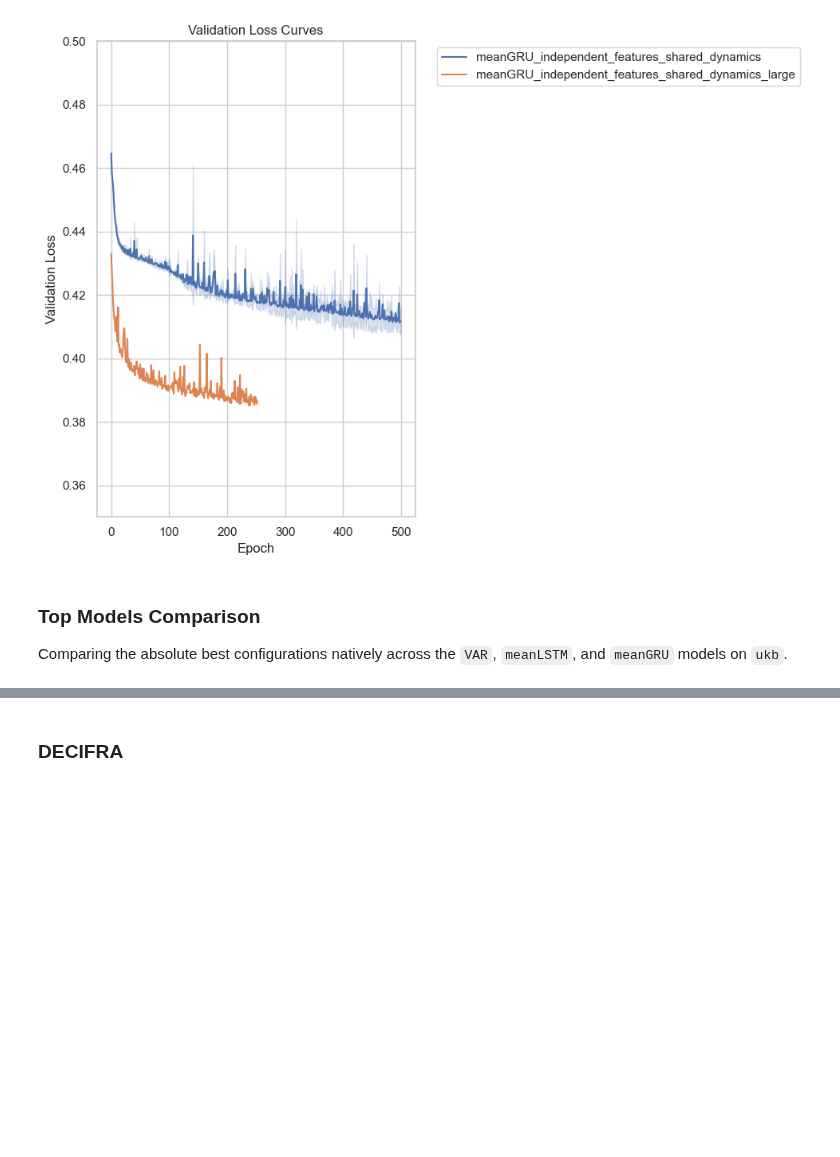
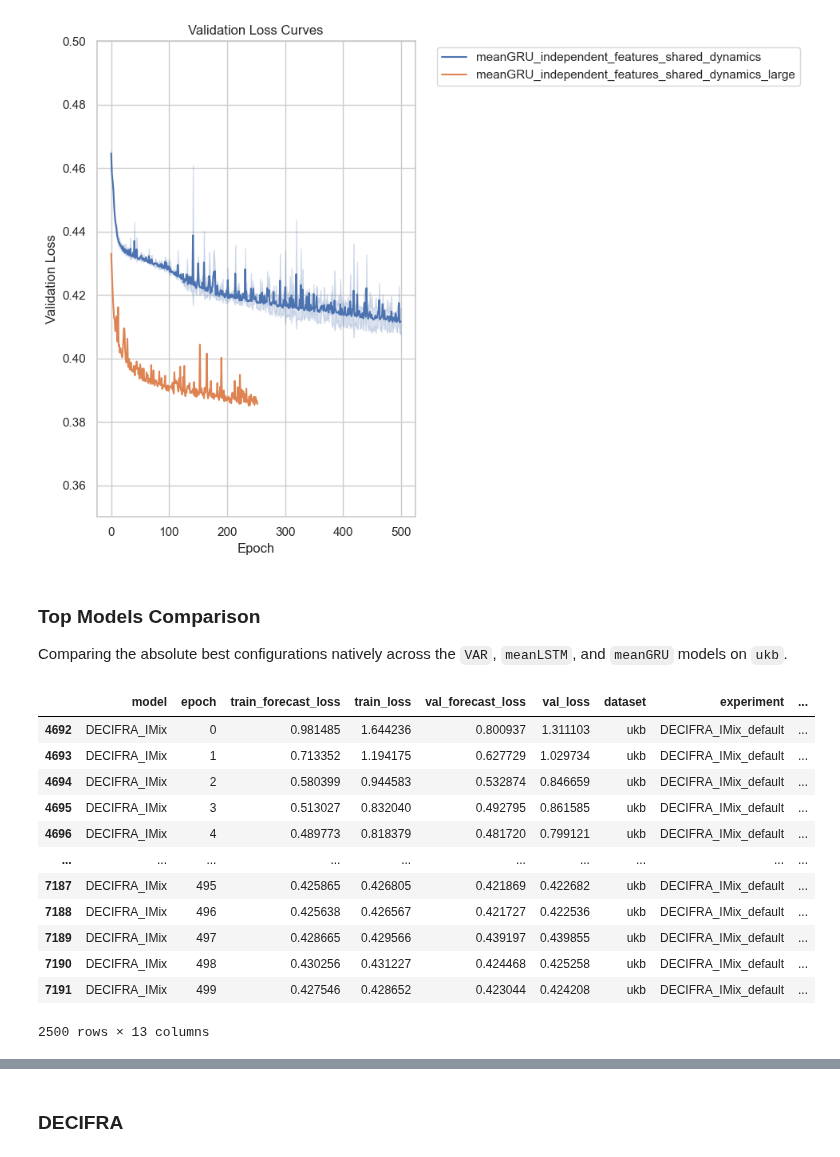
Before and after one commit to neuroneural/DECIFRA, a Jupyter notebook: scripts/002_GRU_analysis.ipynb, the cells around one changed output, grey strips where cells are left out. Saved outputs shown, nothing was run; the diff lists cells and outputs as text; code cells hidden in the pictures; blank space fills up the shorter version.

```diff
--- a/scripts/002_GRU_analysis.ipynb
+++ b/scripts/002_GRU_analysis.ipynb
@@ -453,6 +453,22 @@ meanGRU Configurations Ranked by Average Best Validation Loss on ukb_exp:
 # %% [markdown]
 ### Top Models Comparison
 Comparing the absolute best configurations natively across the `VAR`, `meanLSTM`, and `meanGRU` models on `ukb`.
+# %%
+full_df[full_df["model"] == "DECIFRA_IMix"]
+# %% [output]
+|  | model | epoch | train_forecast_loss | train_loss | val_forecast_loss | val_loss | dataset | experiment | ... |
+| 4692 | DECIFRA_IMix | 0 | 0.981485 | 1.644236 | 0.800937 | 1.311103 | ukb | DECIFRA_IMix_default | ... |
+| 4693 | DECIFRA_IMix | 1 | 0.713352 | 1.194175 | 0.627729 | 1.029734 | ukb | DECIFRA_IMix_default | ... |
+| 4694 | DECIFRA_IMix | 2 | 0.580399 | 0.944583 | 0.532874 | 0.846659 | ukb | DECIFRA_IMix_default | ... |
+| 4695 | DECIFRA_IMix | 3 | 0.513027 | 0.832040 | 0.492795 | 0.861585 | ukb | DECIFRA_IMix_default | ... |
+| 4696 | DECIFRA_IMix | 4 | 0.489773 | 0.818379 | 0.481720 | 0.799121 | ukb | DECIFRA_IMix_default | ... |
+| ... | ... | ... | ... | ... | ... | ... | ... | ... | ... |
+| 7187 | DECIFRA_IMix | 495 | 0.425865 | 0.426805 | 0.421869 | 0.422682 | ukb | DECIFRA_IMix_default | ... |
+| 7188 | DECIFRA_IMix | 496 | 0.425638 | 0.426567 | 0.421727 | 0.422536 | ukb | DECIFRA_IMix_default | ... |
+| 7189 | DECIFRA_IMix | 497 | 0.428665 | 0.429566 | 0.439197 | 0.439855 | ukb | DECIFRA_IMix_default | ... |
+| 7190 | DECIFRA_IMix | 498 | 0.430256 | 0.431227 | 0.424468 | 0.425258 | ukb | DECIFRA_IMix_default | ... |
+| 7191 | DECIFRA_IMix | 499 | 0.427546 | 0.428652 | 0.423044 | 0.424208 | ukb | DECIFRA_IMix_default | ... |
+2500 rows × 13 columns
 # %%
 # Define the absolute best configs found to compare on UKB
 best_configs = [
```
Also changed, not shown: parts of 1 cell of this notebook, 9 other files.
